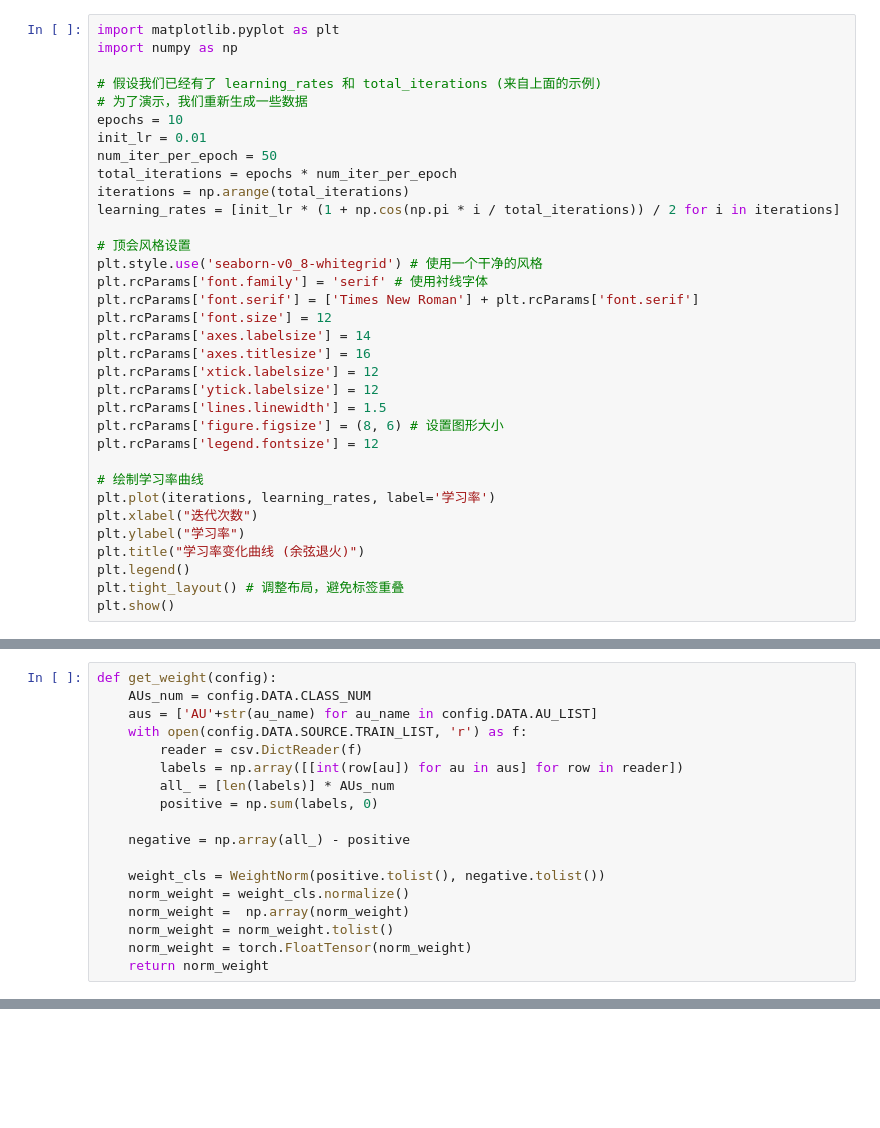
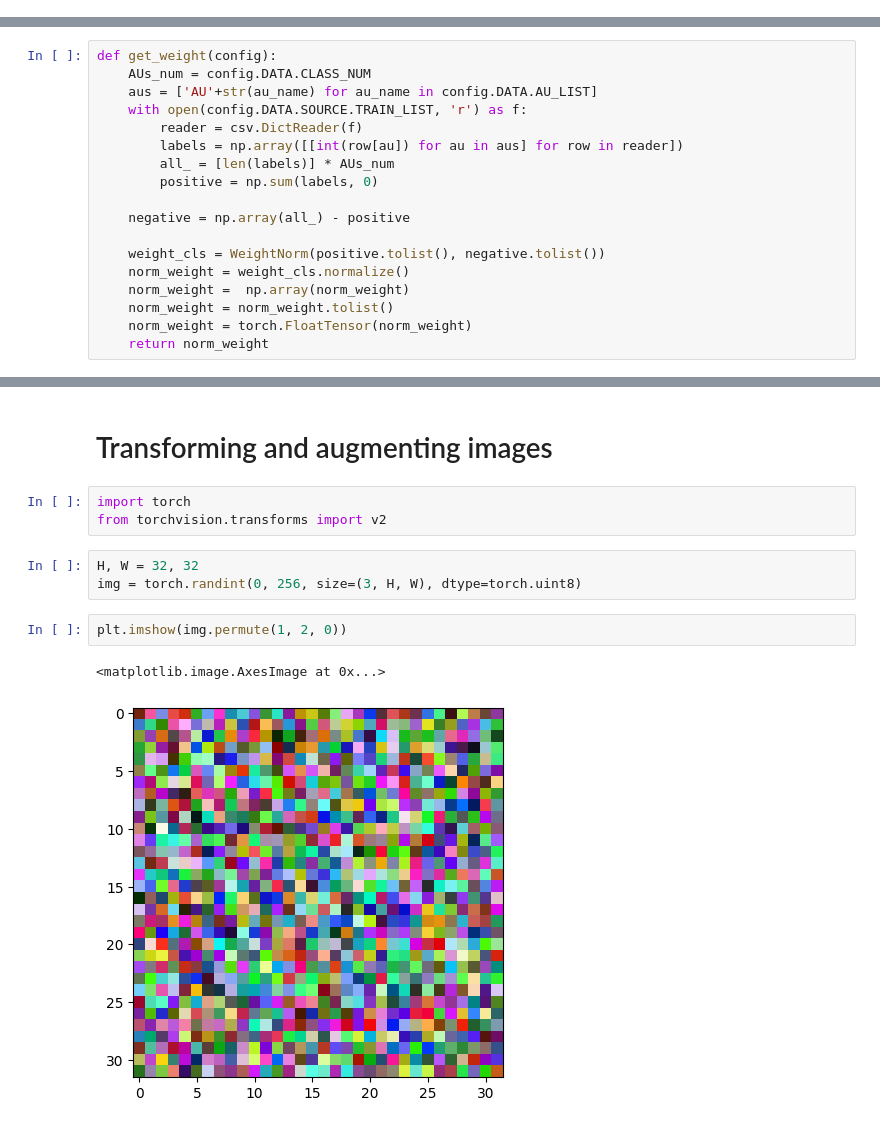
Before and after one commit to svliy/Unsupervised-Domain-Adaptation, a Jupyter notebook: test.ipynb, the cells around one changed output, grey strips where cells are left out. Cells and saved outputs as stored; diff of their text form; blank space fills up the shorter version.

```diff
--- a/test.ipynb
+++ b/test.ipynb
@@ -8,34 +10,0 @@ import numpy as np
-# %%
-import matplotlib.pyplot as plt
-import numpy as np
-
-# 假设我们已经有了 learning_rates 和 total_iterations (来自上面的示例)
-# 为了演示，我们重新生成一些数据
-epochs = 10
-init_lr = 0.01
-num_iter_per_epoch = 50
-total_iterations = epochs * num_iter_per_epoch
-iterations = np.arange(total_iterations)
-learning_rates = [init_lr * (1 + np.cos(np.pi * i / total_iterations)) / 2 for i in iterations]
-
-# 顶会风格设置
-plt.style.use('seaborn-v0_8-whitegrid') # 使用一个干净的风格
-plt.rcParams['font.family'] = 'serif' # 使用衬线字体
-plt.rcParams['font.serif'] = ['Times New Roman'] + plt.rcParams['font.serif']
-plt.rcParams['font.size'] = 12
-plt.rcParams['axes.labelsize'] = 14
-plt.rcParams['axes.titlesize'] = 16
-plt.rcParams['xtick.labelsize'] = 12
-plt.rcParams['ytick.labelsize'] = 12
-plt.rcParams['lines.linewidth'] = 1.5
-plt.rcParams['figure.figsize'] = (8, 6) # 设置图形大小
-plt.rcParams['legend.fontsize'] = 12
-
-# 绘制学习率曲线
-plt.plot(iterations, learning_rates, label='学习率')
-plt.xlabel("迭代次数")
-plt.ylabel("学习率")
-plt.title("学习率变化曲线 (余弦退火)")
-plt.legend()
-plt.tight_layout() # 调整布局，避免标签重叠
-plt.show()
@@ -87,0 +113,13 @@ def get_weight(config):
+# %% [markdown]
+# Transforming and augmenting images
+# %%
+import torch
+from torchvision.transforms import v2
+# %%
+H, W = 32, 32
+img = torch.randint(0, 256, size=(3, H, W), dtype=torch.uint8)
+# %%
+plt.imshow(img.permute(1, 2, 0))
+# %% [output]
+<matplotlib.image.AxesImage at 0x...>
+[figure, added]
```
Also changed, not shown: parts of 10 cells of this notebook, 9 other files.
